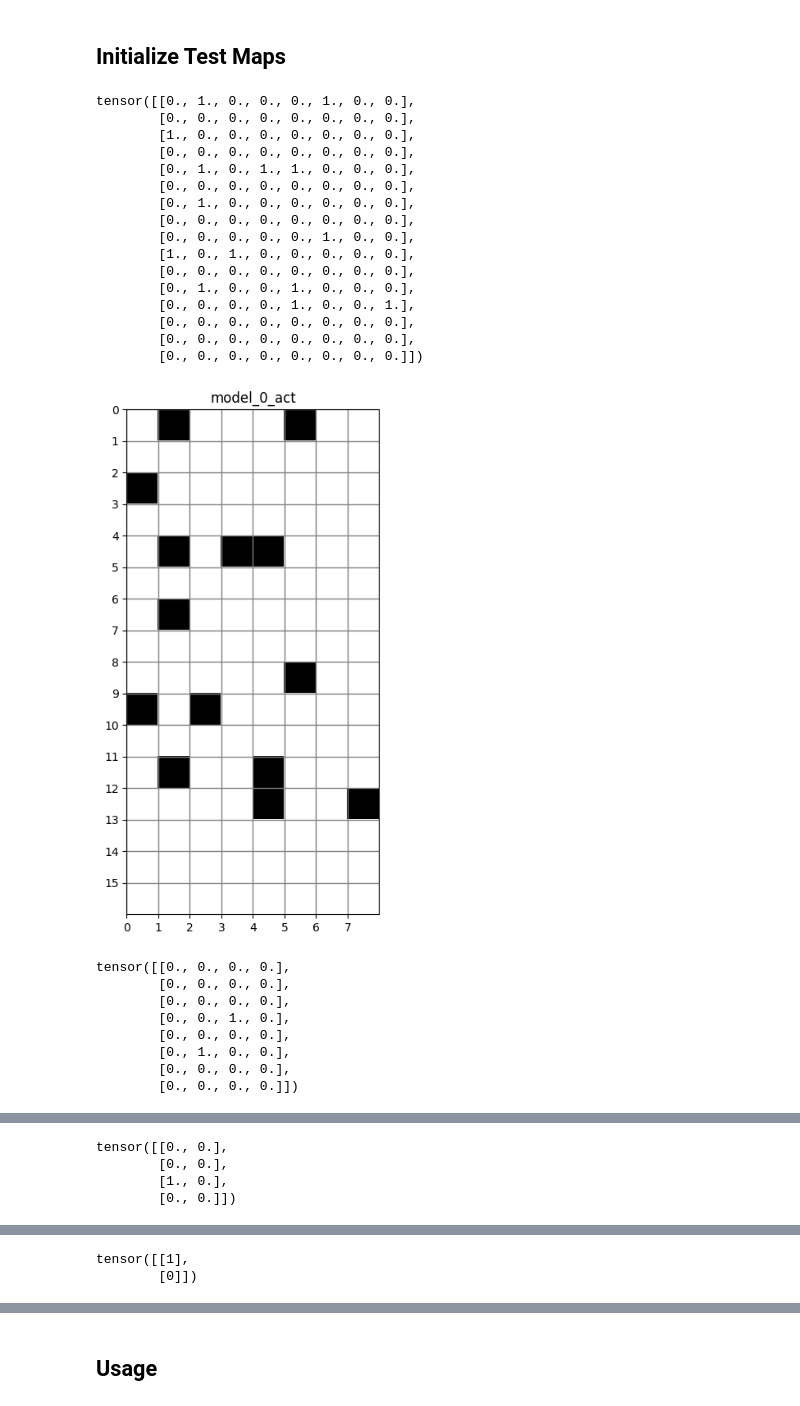
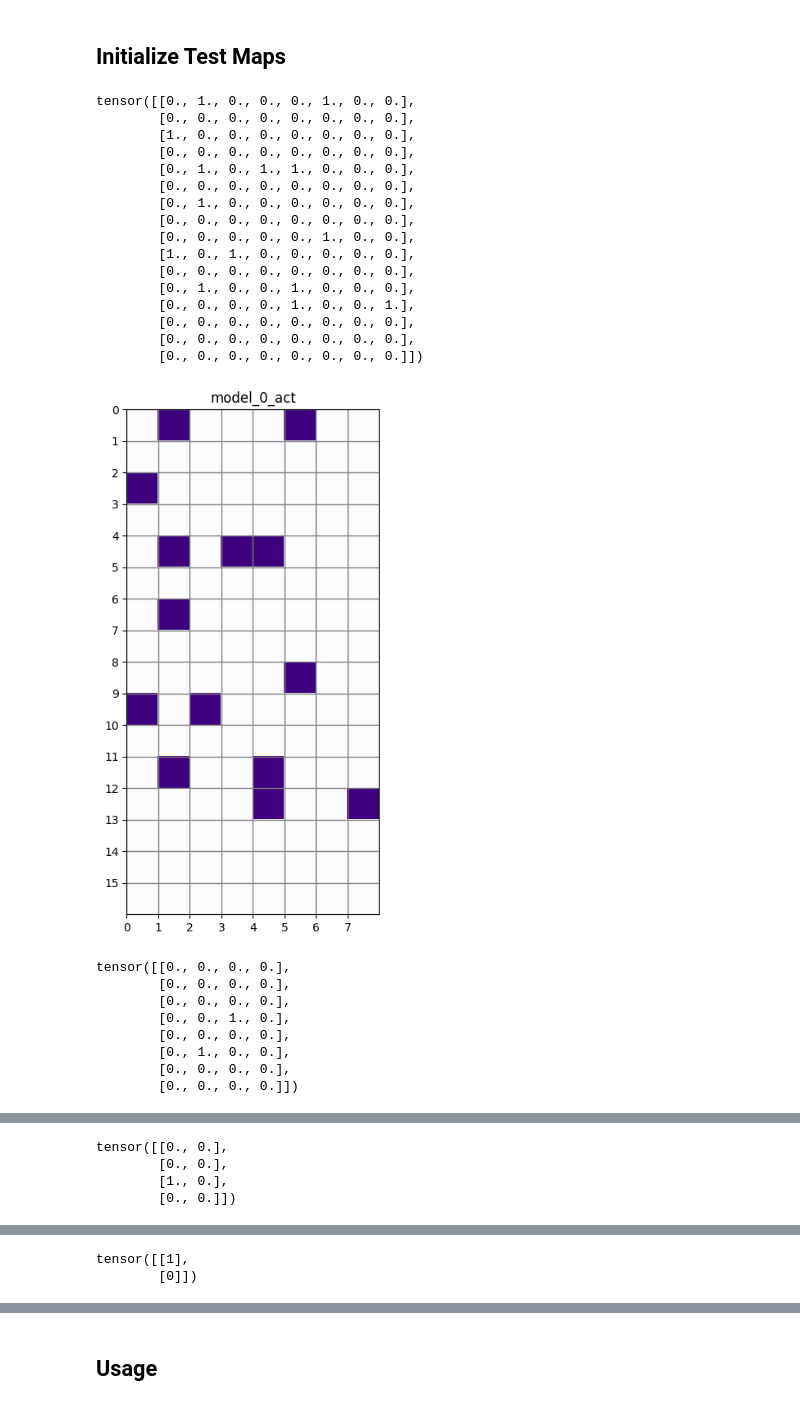
Before and after one commit to shaderein/xai, a Jupyter notebook: analysis/240917_optimal_sigma_test.ipynb, the cells around one changed output, grey strips where cells are left out. Cells and saved outputs as stored; diff of their text form; code cells hidden in the pictures.

```diff
--- a/analysis/240917_optimal_sigma_test.ipynb
+++ b/analysis/240917_optimal_sigma_test.ipynb
@@ -301,14 +301,14 @@ test_maps = {
     }
 
 cmap_code = {
-    "model_0_act": "Greys",
+    "model_0_act": "Purples",
     "model_1_act": "Greens",
     "model_3_act": "Reds",
     "model_5_act": "Blues",
 }
 
 dot_code = {
-    "model_0_act": "ko",
+    "model_0_act": "mo",
     "model_1_act": "go",
     "model_3_act": "ro",
     "model_5_act": "bo",
@@ -337,34 +337,34 @@ for i, (layer_name, test_map) in enumerate(test_maps.items()):
     # # Adjust gridlines to align with the cell boundaries
     # plt.xticks([x - 0.5 for x in range(1, w)], minor=True)
     # plt.yticks([y - 0.5 for y in range(1, h)], minor=True)
 
     # Set title
     plt.title(layer_name)
 
     # Set the axis limits to the actual tensor size, so no extra space is shown
     # plt.xlim([-0.5, w - 0.5])
     # plt.ylim([h - 0.5, -0.5])
 
     # Adjust layout and show the plot
     plt.show()
 # %% [output]
 tensor([[0., 1., 0., 0., 0., 1., 0., 0.],
         [0., 0., 0., 0., 0., 0., 0., 0.],
         [1., 0., 0., 0., 0., 0., 0., 0.],
         [0., 0., 0., 0., 0., 0., 0., 0.],
         [0., 1., 0., 1., 1., 0., 0., 0.],
         [0., 0., 0., 0., 0., 0., 0., 0.],
         [0., 1., 0., 0., 0., 0., 0., 0.],
         [0., 0., 0., 0., 0., 0., 0., 0.],
         [0., 0., 0., 0., 0., 1., 0., 0.],
         [1., 0., 1., 0., 0., 0., 0., 0.],
         [0., 0., 0., 0., 0., 0., 0., 0.],
         [0., 1., 0., 0., 1., 0., 0., 0.],
         [0., 0., 0., 0., 1., 0., 0., 1.],
         [0., 0., 0., 0., 0., 0., 0., 0.],
         [0., 0., 0., 0., 0., 0., 0., 0.],
         [0., 0., 0., 0., 0., 0., 0., 0.]])
-[figure, old version]
+[figure, new version]
 tensor([[0., 0., 0., 0.],
         [0., 0., 0., 0.],
         [0., 0., 0., 0.],
```
Also changed, not shown: parts of 2 cells of this notebook, 56 other files.
